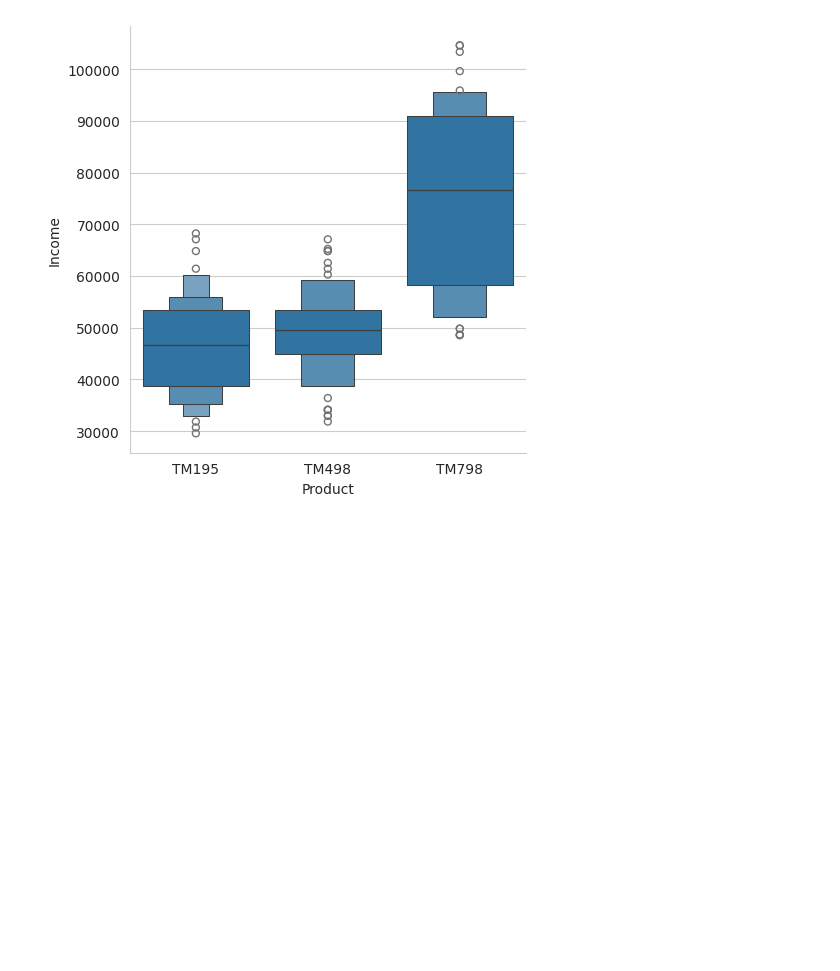
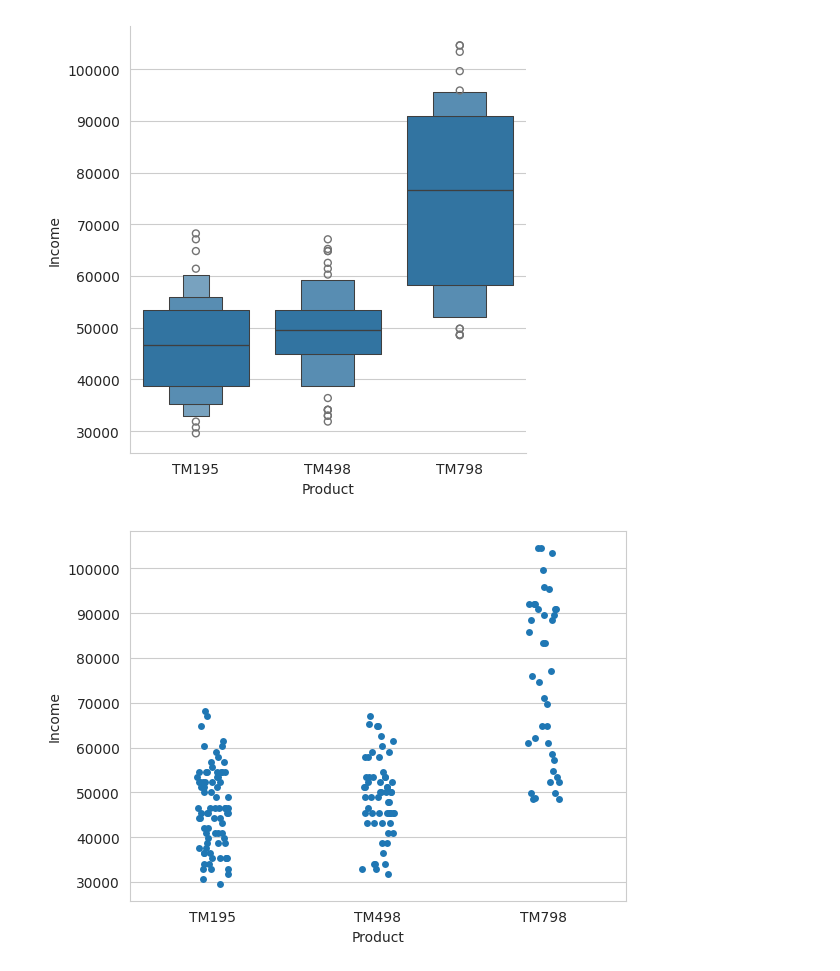
Before and after one commit to sayalivadya1654-cell/Data__Science, a Jupyter notebook: 2_Advance_Python.ipynb, the cells around one changed output. Saved outputs shown, nothing was run; the diff lists cells and outputs as text; code cells hidden in the pictures; blank space fills up the shorter version.

```diff
--- a/2_Advance_Python.ipynb
+++ b/2_Advance_Python.ipynb
@@ -2855,3 +2855,13 @@ sns.catplot(
 plt.show()
 # %% [output]
 [figure]
+# %%
+# stripplot
+sns.stripplot(
+    x="Product",
+    y="Income",
+    data=df
+)
+plt.show()
+# %% [output]
+[figure, added]
```
Also changed, not shown: parts of 1 cell of this notebook.
